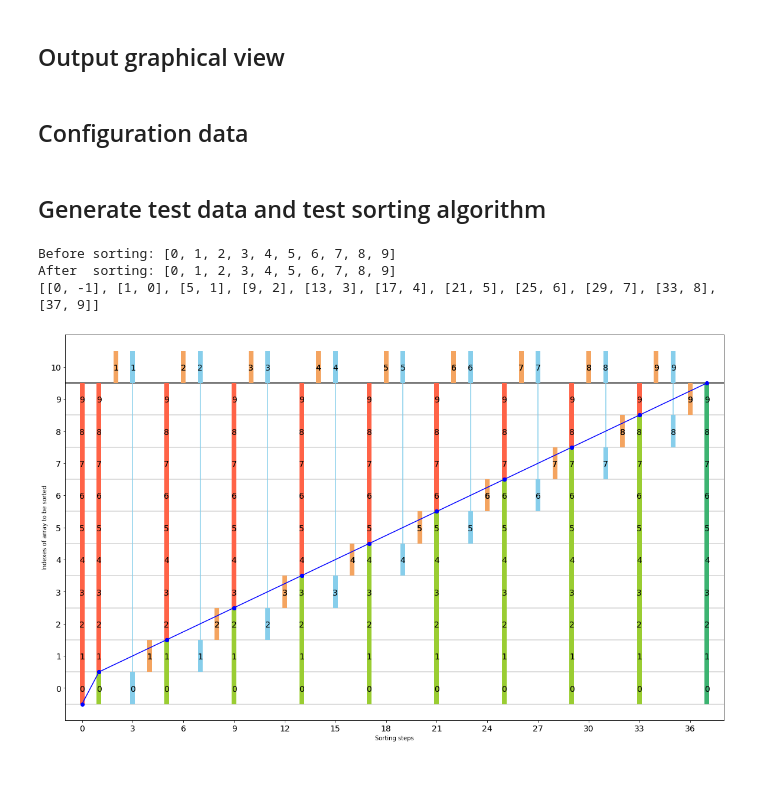
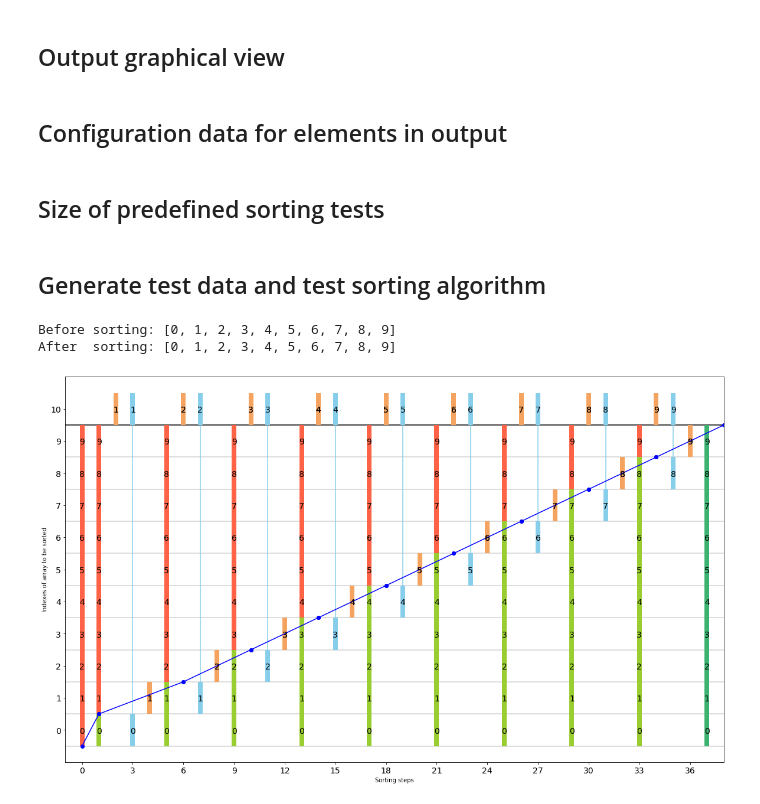
Before and after one commit to JensLiebehenschel/AlgDat, a Jupyter notebook: InsertionSortVisualization.ipynb, the cells around one changed output. Cells and saved outputs as stored; diff of their text form; code cells hidden in the pictures; blank space fills up the shorter version.

Commit message:
simplified code
removed useless counter for steps
changed calculation for data for separation graph (losing the generic approach but much easier to understand for insertion sort)

```diff
--- a/InsertionSortVisualization.ipynb
+++ b/InsertionSortVisualization.ipynb
@@ -21,59 +21,50 @@
 # - only fill this list when global outputComparedElements == True
 # %%
 def insertion_sort(a):
-    global steps
-    global stepsIndex
-
     # the key is stored in an additional element at the end of the array
     # reason: understand comparison and exchanges in output
     a.append(-1)
 
-    # steps: exchanged elements used for assigned elements here
+    # nothing yet sorted
+    steps.append([[], [], [[0,len(a)-2]], [], [], a[:]])
+    # first element is already partially sorted
+    steps.append([[], [[0,0]], [[1,len(a)-2]], [], [], a[:]])
 
-    # nothing yet sorted
-    stepsIndex += 1
-    steps.append([stepsIndex, [], [], [[0,len(a)-2]], [], [], a[:]])
-    # first element is already partially sorted
-    stepsIndex += 1
-    steps.append([stepsIndex, [], [[0,0]], [[1,len(a)-2]], [], [], a[:]])
+    separation_graph_data.append([0,-1]) # starting point
+    separation_graph_data.append([1,0]) # one element is always sorted
 
     for j in range(1, len(a)-1):
         # key is stored in a[-1] = a[numberOfElementsInList]
         a[numberOfElementsInList] = a[j]
         if outputExchangedElements:
-            stepsIndex += 1
-            steps.append([stepsIndex, [], [], [], [], [numberOfElementsInList], a[:]])
+            steps.append([[], [], [], [], [numberOfElementsInList], a[:]])
 
         i = j-1
         while i >= 0 and a[i] > a[numberOfElementsInList]:
             #
             if outputComparedElements:
-                stepsIndex += 1
-                steps.append([stepsIndex, [], [], [], [i,numberOfElementsInList], [], a[:]])
+                steps.append([[], [], [], [i,numberOfElementsInList], [], a[:]])
 
             a[i+1] = a[i]
             if outputExchangedElements:
-                stepsIndex += 1
-                steps.append([stepsIndex, [], [], [], [], [i+1], a[:]])
+                steps.append([[], [], [], [], [i+1], a[:]])
 
             i -= 1
 
-        # check in last iteration?
+        # key comparison check done in last condition check of for-loop?
         if i >= 0 and outputComparedElements:
-            stepsIndex += 1
-            steps.append([stepsIndex, [], [], [], [i,numberOfElementsInList], [], a[:]])
+            steps.append([[], [], [], [i,numberOfElementsInList], [], a[:]])
 
         a[i+1] = a[numberOfElementsInList]
-        # This is not correct, since key is not at that position any more
         if outputExchangedElements:
-            stepsIndex += 1
-            steps.append([stepsIndex, [], [], [], [], [i+1], a[:]])
+            steps.append([[], [], [], [], [i+1], a[:]])
         #
-        stepsIndex += 1
         if j < len(a)-2:
-            steps.append([stepsIndex, [], [[0,j]], [[j+1,len(a)-2]], [], [], a[:]])
+            steps.append([[], [[0,j]], [[j+1,len(a)-2]], [], [], a[:]])
         else: # last loop: all elements sorted
-            steps.append([stepsIndex, [[0,j]], [], [[j+1,len(a)-2]], [], [], a[:]])
+            steps.append([[[0,j]], [], [[j+1,len(a)-2]], [], [], a[:]])
+
+        separation_graph_data.append([len(steps),j])
 
     return a[:-1] # do not include additional space for key in returned array, so remove last element
 # %% [markdown]
@@ -208,5 +157,5 @@ def outputGraphicalView(numberOfElementsInList):
     # show plot
     plt.show()
 # %% [markdown]
-## Configuration data
+## Configuration data for elements in output
 # %%
@@ -216,3 +166,5 @@ outputComparedElements = False
 outputComparedElements = True
 outputExchangedElements = False
 outputExchangedElements = True
+# %% [markdown]
+## Size of predefined sorting tests
@@ -220,15 +175,15 @@ outputExchangedElements = True
 ## Generate test data and test sorting algorithm
 # %%
 # test sorting sorted array
-reset_global_data()
+steps=[]
+separation_graph_data=[]
 sorted_array = list(range(ARRAY_SIZE))
 print(TEXT_BEFORE_SORTING, sorted_array)
 print(TEXT_AFTER_SORTING, insertion_sort(sorted_array))
 outputGraphicalView(numberOfElementsInList)
 # %% [output]
 Before sorting: [0, 1, 2, 3, 4, 5, 6, 7, 8, 9]
 After  sorting: [0, 1, 2, 3, 4, 5, 6, 7, 8, 9]
-[[0, -1], [1, 0], [5, 1], [9, 2], [13, 3], [17, 4], [21, 5], [25, 6], [29, 7], [33, 8], [37, 9]]
-[figure, old version]
+[figure, new version]
 # %%
 # test sorting reversly sorted array
```
Also changed, not shown: parts of 9 cells of this notebook.
